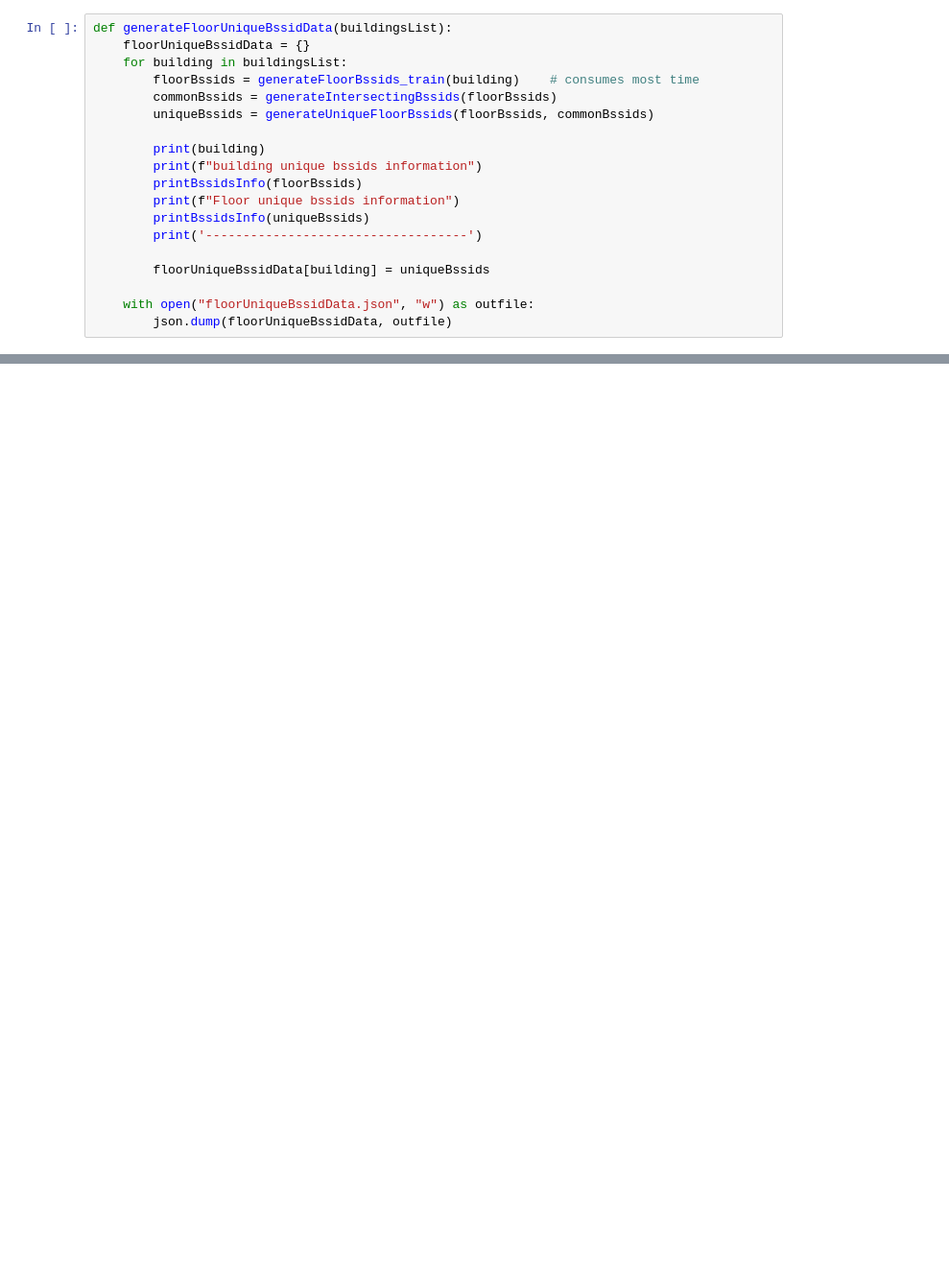
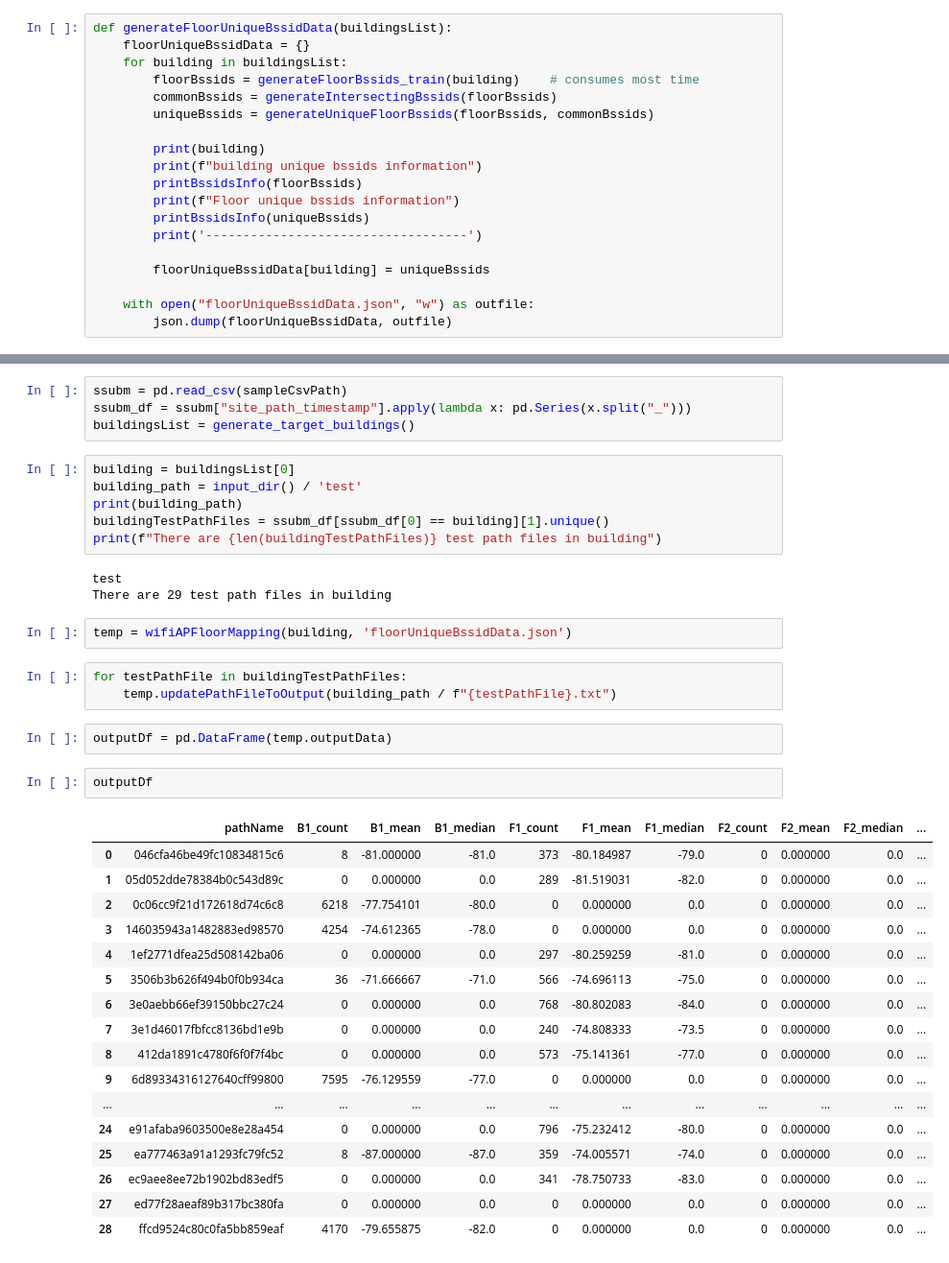
Before and after one commit to suryajayaraman/Indoor-Location-Navigation-Kaggle, a Jupyter notebook: Latest_wifi-based-floor-mapping.ipynb, the cells around one changed output, grey strips where cells are left out. Shown: that part at 96% size. Saved outputs shown, nothing was run; the diff lists cells and outputs as text; blank space fills up the shorter version.

Commit message:
wifi floor mapping based on floor unique bssids mapping

```diff
--- a/Latest_wifi-based-floor-mapping.ipynb
+++ b/Latest_wifi-based-floor-mapping.ipynb
@@ -178,0 +201,40 @@ wifiData.info()
+# %%
+ssubm = pd.read_csv(sampleCsvPath)
+ssubm_df = ssubm["site_path_timestamp"].apply(lambda x: pd.Series(x.split("_")))
+buildingsList = generate_target_buildings()
+# %%
+building = buildingsList[0]
+building_path = input_dir() / 'test'
+print(building_path)
+buildingTestPathFiles = ssubm_df[ssubm_df[0] == building][1].unique()
+print(f"There are {len(buildingTestPathFiles)} test path files in building")
+# %% [output]
+test
+There are 29 test path files in building
+# %%
+temp = wifiAPFloorMapping(building, 'floorUniqueBssidData.json')
+# %%
+for testPathFile in buildingTestPathFiles:
+    temp.updatePathFileToOutput(building_path / f"{testPathFile}.txt")
+# %%
+outputDf = pd.DataFrame(temp.outputData)
+# %%
+outputDf
+# %% [output]
+|  | pathName | B1_count | B1_mean | B1_median | F1_count | F1_mean | F1_median | F2_count | F2_mean | F2_median | ... |
+| 0 | 046cfa46be49fc10834815c6 | 8 | -81.000000 | -81.0 | 373 | -80.184987 | -79.0 | 0 | 0.000000 | 0.0 | ... |
+| 1 | 05d052dde78384b0c543d89c | 0 | 0.000000 | 0.0 | 289 | -81.519031 | -82.0 | 0 | 0.000000 | 0.0 | ... |
+| 2 | 0c06cc9f21d172618d74c6c8 | 6218 | -77.754101 | -80.0 | 0 | 0.000000 | 0.0 | 0 | 0.000000 | 0.0 | ... |
+| 3 | 146035943a1482883ed98570 | 4254 | -74.612365 | -78.0 | 0 | 0.000000 | 0.0 | 0 | 0.000000 | 0.0 | ... |
+| 4 | 1ef2771dfea25d508142ba06 | 0 | 0.000000 | 0.0 | 297 | -80.259259 | -81.0 | 0 | 0.000000 | 0.0 | ... |
+| 5 | 3506b3b626f494b0f0b934ca | 36 | -71.666667 | -71.0 | 566 | -74.696113 | -75.0 | 0 | 0.000000 | 0.0 | ... |
+| 6 | 3e0aebb66ef39150bbc27c24 | 0 | 0.000000 | 0.0 | 768 | -80.802083 | -84.0 | 0 | 0.000000 | 0.0 | ... |
+| 7 | 3e1d46017fbfcc8136bd1e9b | 0 | 0.000000 | 0.0 | 240 | -74.808333 | -73.5 | 0 | 0.000000 | 0.0 | ... |
+| 8 | 412da1891c4780f6f0f7f4bc | 0 | 0.000000 | 0.0 | 573 | -75.141361 | -77.0 | 0 | 0.000000 | 0.0 | ... |
+| 9 | 6d89334316127640cff99800 | 7595 | -76.129559 | -77.0 | 0 | 0.000000 | 0.0 | 0 | 0.000000 | 0.0 | ... |
+| ... | ... | ... | ... | ... | ... | ... | ... | ... | ... | ... | ... |
+| 24 | e91afaba9603500e8e28a454 | 0 | 0.000000 | 0.0 | 796 | -75.232412 | -80.0 | 0 | 0.000000 | 0.0 | ... |
+| 25 | ea777463a91a1293fc79fc52 | 8 | -87.000000 | -87.0 | 359 | -74.005571 | -74.0 | 0 | 0.000000 | 0.0 | ... |
+| 26 | ec9aee8ee72b1902bd83edf5 | 0 | 0.000000 | 0.0 | 341 | -78.750733 | -83.0 | 0 | 0.000000 | 0.0 | ... |
+| 27 | ed77f28aeaf89b317bc380fa | 0 | 0.000000 | 0.0 | 0 | 0.000000 | 0.0 | 0 | 0.000000 | 0.0 | ... |
+| 28 | ffcd9524c80c0fa5bb859eaf | 4170 | -79.655875 | -82.0 | 0 | 0.000000 | 0.0 | 0 | 0.000000 | 0.0 | ... |
```
Also changed, not shown: parts of 13 cells of this notebook, 1 other file.
